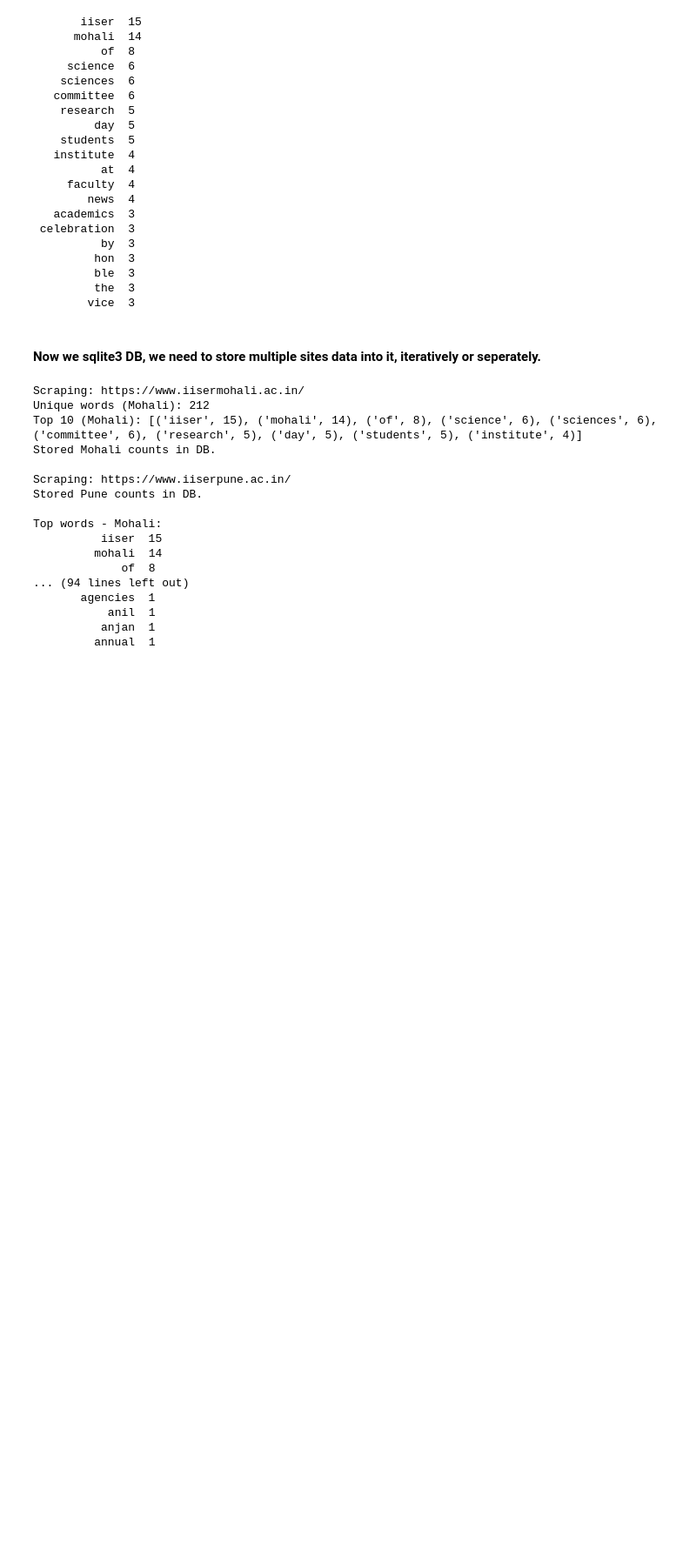
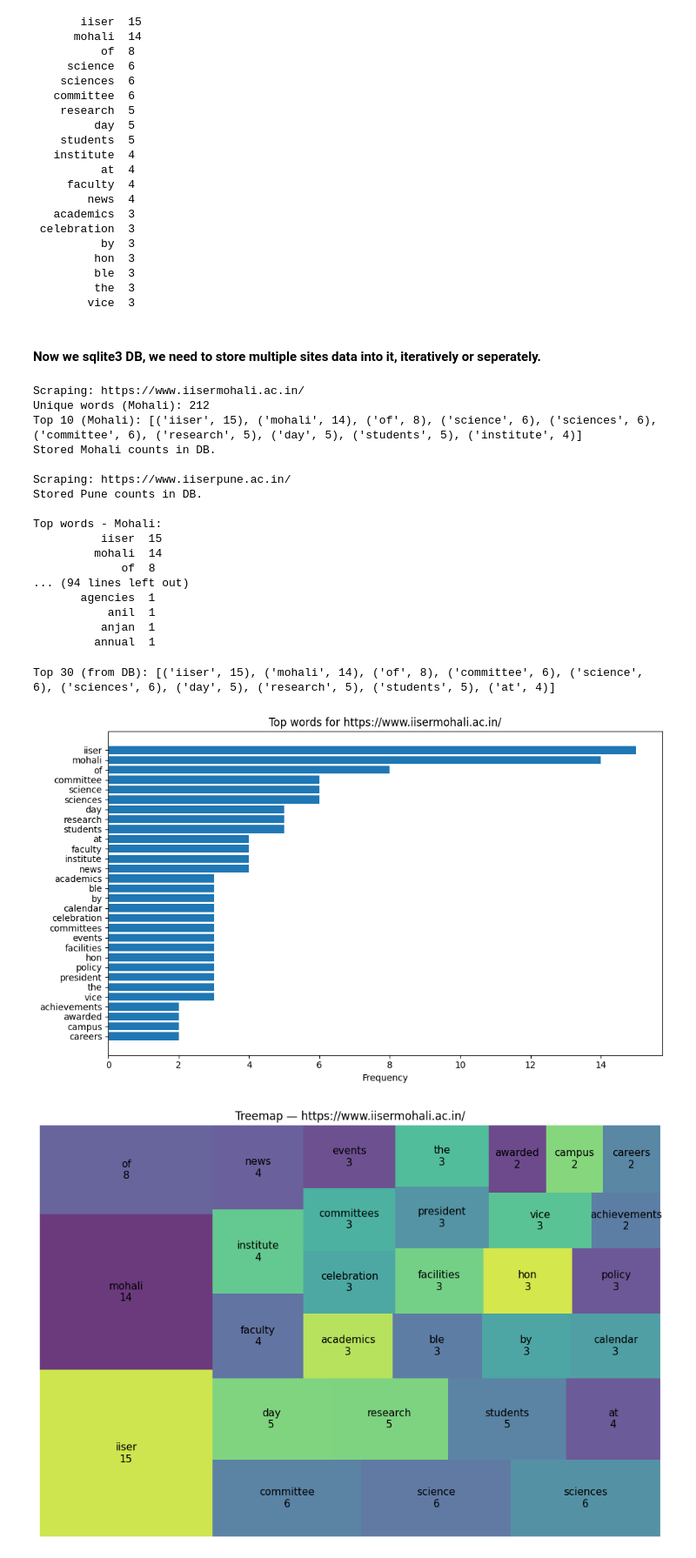
Before and after one commit to Someshiiser/KeyWord_Identification, a Jupyter notebook: Testing.ipynb, the cells around one changed output. Shown at 87% size. Saved outputs shown, nothing was run; the diff lists cells and outputs as text; code cells hidden in the pictures; blank space fills up the shorter version.

```diff
--- a/Testing.ipynb
+++ b/Testing.ipynb
@@ -429,3 +429,72 @@ Top words - Mohali:
            anil  1
           anjan  1
          annual  1
+# %%
+# Visualization: bar chart, treemap, optional wordcloud
+import sqlite3
+import matplotlib.pyplot as plt
+import squarify             # pip install squarify
+from wordcloud import WordCloud   # pip install wordcloud (optional)
+from typing import List, Tuple
+
+# --- helper: fetch top N words from DB for a site
+def fetch_top_from_db(site: str, db_path='words.db', table='word_frequency', top=30) -> List[Tuple[str,int]]:
+    conn = sqlite3.connect(db_path)
+    cur = conn.cursor()
+    cur.execute(f"SELECT word, frequency FROM {table} WHERE site = ? ORDER BY frequency DESC LIMIT ?", (site, top))
+    rows = cur.fetchall()
+    conn.close()
+    return rows
+
+# --- plotting functions
+def plot_bar_top(words_freq: List[Tuple[str,int]], title="Top words", figsize=(10,6)):
+    words, freqs = zip(*words_freq)
+    # reverse for horizontal bar chart (largest at top)
+    words = list(words)[::-1]
+    freqs = list(freqs)[::-1]
+    plt.figure(figsize=figsize)
+    plt.barh(words, freqs)
+    plt.xlabel("Frequency")
+    plt.title(title)
+    plt.tight_layout()
+    plt.show()
+
+def plot_treemap(words_freq: List[Tuple[str,int]], title="Treemap of word frequencies", figsize=(12,8)):
+    words, freqs = zip(*words_freq)
+    # squarify wants numeric sizes, sort descending
+    sizes = list(freqs)
+    labels = [f"{w}\n{f}" for w,f in words_freq]
+    plt.figure(figsize=figsize)
+    squarify.plot(sizes=sizes, label=labels, alpha=0.8, text_kwargs={'fontsize':11})
+    plt.axis('off')
+    plt.title(title)
+    plt.show()
+
+def plot_wordcloud(words_freq: List[Tuple[str,int]], title="Word Cloud"):
+    # WordCloud expects a dict word->freq
+    freq_dict = {w: f for w,f in words_freq}
+    wc = WordCloud(width=800, height=400, background_color='white')
+    wc.generate_from_frequencies(freq_dict)
+    plt.figure(figsize=(12,6))
+    plt.imshow(wc, interpolation='bilinear')
+    plt.axis('off')
+    plt.title(title)
+    plt.show()
+
+# --- Example usage: replace site strings with your stored site keys (e.g. full URL)
+site_mohali = "https://www.iisermohali.ac.in/"
+top30 = fetch_top_from_db(site_mohali, top=30)
+print("Top 30 (from DB):", top30[:10])
+
+# Plot bar, treemap, and wordcloud
+plot_bar_top(top30, title=f"Top words for {site_mohali}")
+plot_treemap(top30, title=f"Treemap — {site_mohali}")
+# Optional:
+try:
+    plot_wordcloud(top30, title=f"Word Cloud — {site_mohali}")
+except Exception as e:
+    print("WordCloud not available or failed:", e)
+# %% [output]
+Top 30 (from DB): [('iiser', 15), ('mohali', 14), ('of', 8), ('committee', 6), ('science', 6), ('sciences', 6), ('day', 5), ('research', 5), ('students', 5), ('at', 4)]
+[figure, added]
+[figure, added]
```
Also changed, not shown: parts of 2 cells of this notebook, 1 other file.
